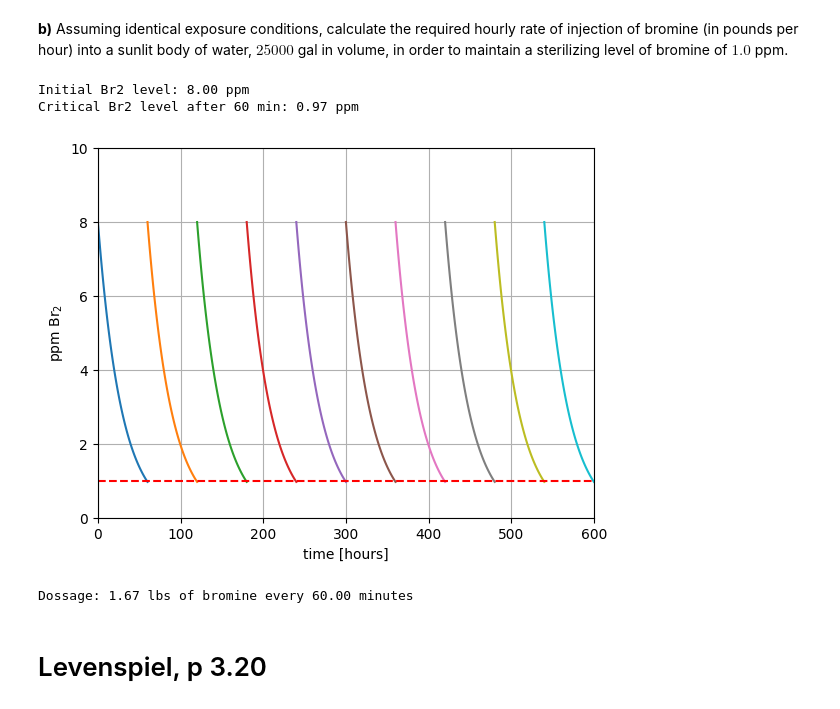
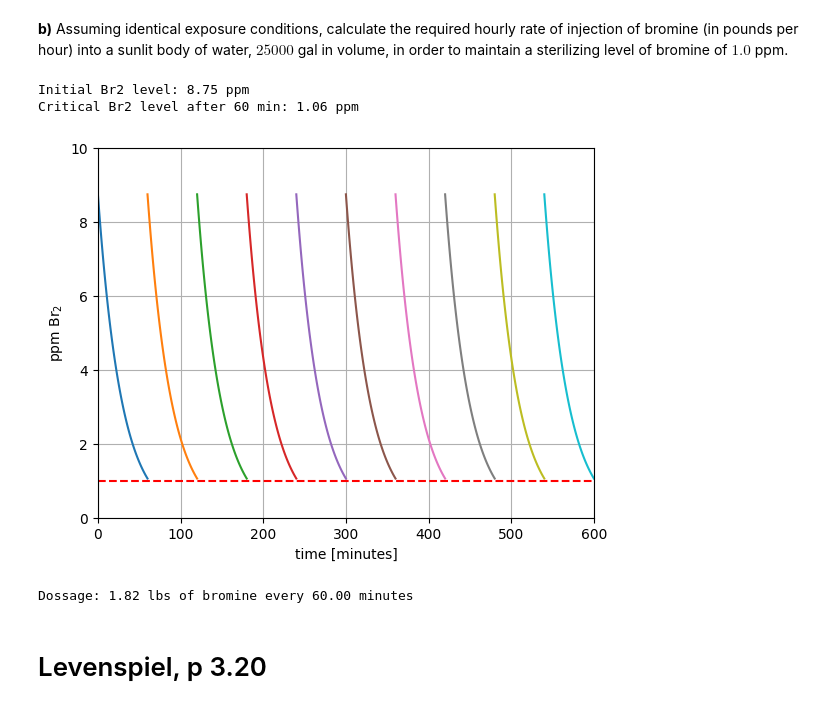
Before and after one commit to eicastroc/Kin_Cinvestav_IngMetalurgica, a Jupyter notebook: 02_Balances_VelocidadDeReaccion/02d_tarea.ipynb, the cells around one changed output. Saved outputs shown, nothing was run; the diff lists cells and outputs as text; code cells hidden in the pictures.

```diff
--- a/02_Balances_VelocidadDeReaccion/02d_tarea.ipynb
+++ b/02_Balances_VelocidadDeReaccion/02d_tarea.ipynb
@@ -189,30 +189,30 @@ plt.show()
 **b)** Assuming identical exposure conditions, calculate the required hourly rate of injection of bromine (in pounds per hour) into a sunlit body of water, $25 000$ gal in volume, in order to maintain a sterilizing level of bromine of $1.0$ ppm.
 # %%
 fig, ax = plt.subplots()
-C0 = 8
+C0 = 8.75
 ncycles = 10
 tCycle = 60
 tt = np.linspace(0, tCycle, 121)
 cBr2 = rate_law_1(tt, k1, C0)
 
 print(f"Initial Br2 level: {C0:.2f} ppm")
 print(f"Critical Br2 level after {tCycle} min: {cBr2[-1]:.2f} ppm")
 
 for cc in range(ncycles):
     ax.plot(tCycle*cc+tt, cBr2)
 ax.axhline(1, ls='--', color='r')
 
 ax.set(
-    xlabel='time [hours]',
+    xlabel='time [minutes]',
     ylabel=r'ppm $\mathrm{Br_2}$',
     xlim=(0, tt[-1]*ncycles),
     ylim=(0, 10)
 )
 ax.grid()
 # %% [output]
-Initial Br2 level: 8.00 ppm
-Critical Br2 level after 60 min: 0.97 ppm
+Initial Br2 level: 8.75 ppm
+Critical Br2 level after 60 min: 1.06 ppm
-[figure, old version]
+[figure, new version]
 # %%
 Vwater = 25000 # gallons
 Vwater = Vwater * 3.78541 # gallons to liters
@@ -223,7 +223,7 @@ mBr2 = C0 * mWater # g/ton * ton --> g
 mBr2 = mBr2 * 2.2e-3 # g --> lb
 print(f"Dossage: {mBr2:.2f} lbs of bromine every {tCycle:.2f} minutes")
 # %% [output]
-Dossage: 1.67 lbs of bromine every 60.00 minutes
+Dossage: 1.82 lbs of bromine every 60.00 minutes
 # %% [markdown]
 # Levenspiel, p 3.20
 # %% [markdown]
```
Also changed, not shown: parts of 2 cells of this notebook.
